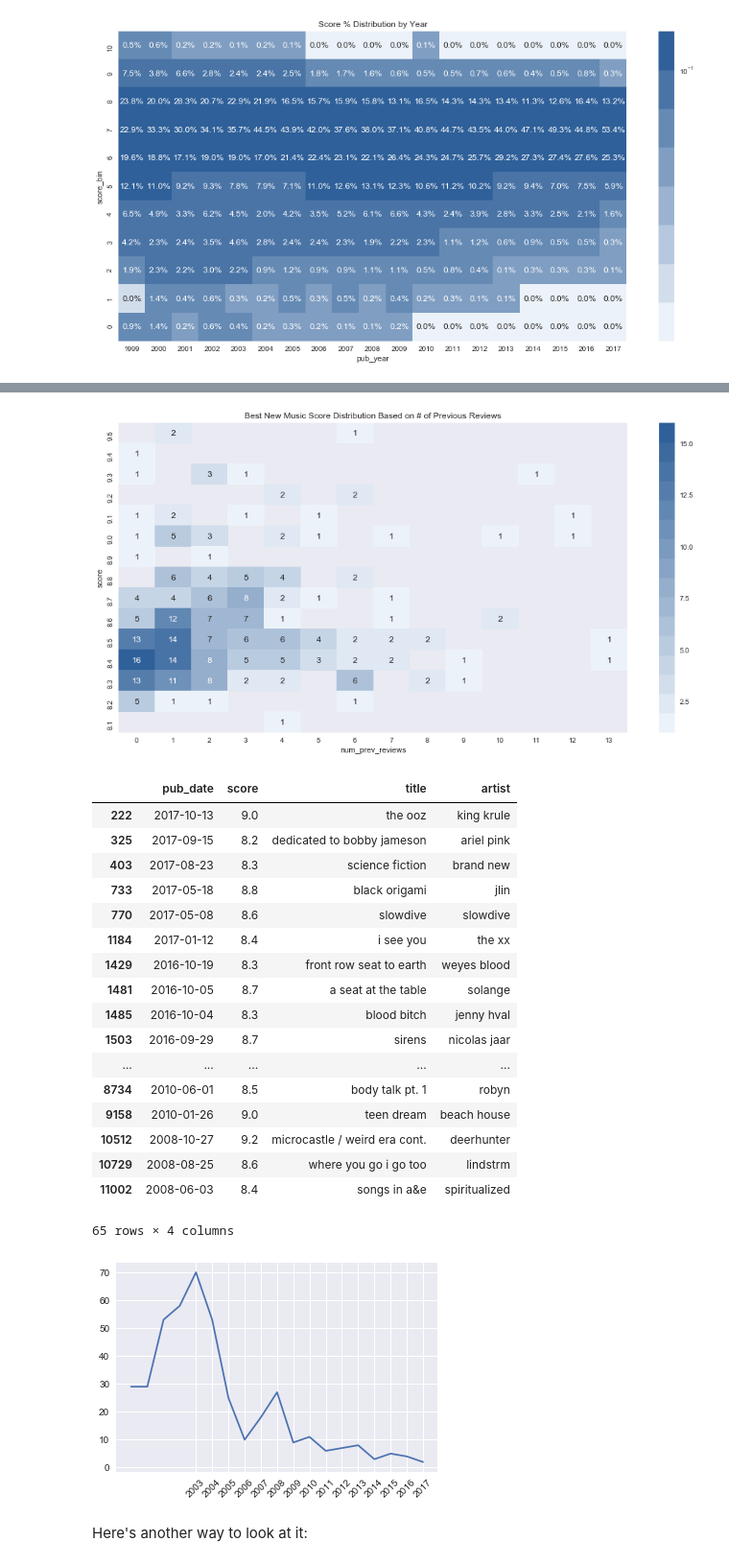
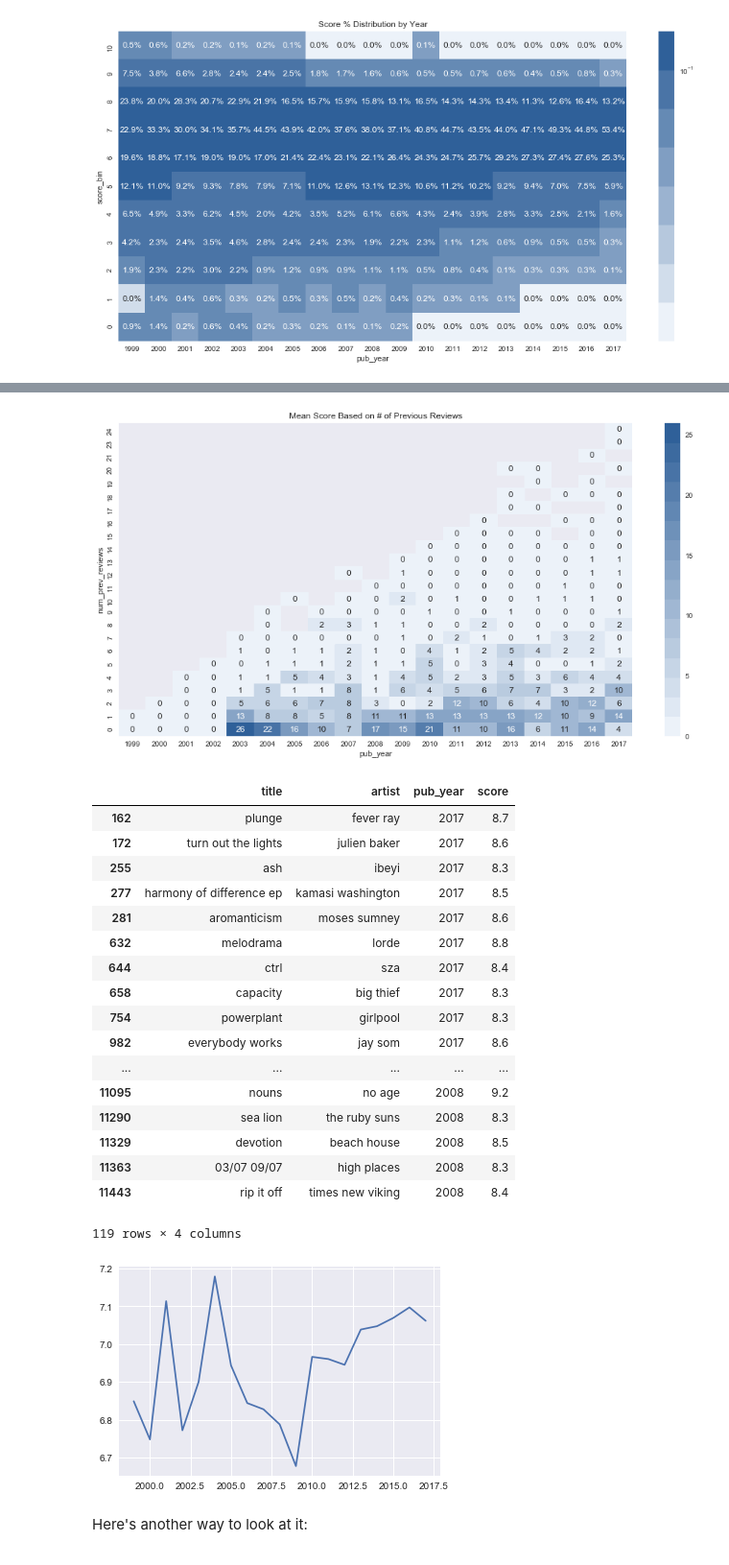
Before and after one commit to andrewjbashford/GalvanizeCapstone, a Jupyter notebook: EDA.ipynb, the cells around one changed output, grey strips where cells are left out. Shown at 96% size. Saved outputs shown, nothing was run; the diff lists cells and outputs as text; code cells hidden in the pictures.

```diff
--- a/EDA.ipynb
+++ b/EDA.ipynb
@@ -366,48 +389,47 @@ TypeError: scatter() takes at least 2 arguments (1 given)
 # %%
-filtered_df = df_new[(df_new['best_new_music'] == 1) & (df_new['pub_year'] > 2011)]
-temp_df = pd.DataFrame(filtered_df.groupby(['num_prev_reviews', 'score'])['reviewid'].count()).reset_index()
-heatmap_df = temp_df.pivot(index='score', columns='num_prev_reviews', values='reviewid')
+filtered_df = df_new
+temp_df = pd.DataFrame(filtered_df.groupby(['pub_year', 'num_prev_reviews'])['best_new_music'].sum()).reset_index()
+heatmap_df = temp_df.pivot(index='num_prev_reviews', columns='pub_year', values='best_new_music')
 
 plt.figure(figsize=(16,8))
-plt.title("Best New Music Score Distribution Based on # of Previous Reviews")
+plt.title("Mean Score Based on # of Previous Reviews")
 plt.xlabel('Year')
 plt.ylabel('Score')
 sns.heatmap(heatmap_df[::-1],
-#             annot=(heatmap_df[::-1]).round(3),
+            annot=(heatmap_df[::-1]).round(3),
 #             norm=LogNorm(vmin=0, vmax=1),
-#             fmt='.1%',
+            fmt='g',
             cmap=sns.light_palette((250, 80, 40), input='husl', n_colors=16)
            )
 plt.show()
 # %% [output]
-[figure, old version]
+[figure, new version]
 # %%
-df_new[(df_new['best_new_music'] == 1) & (df_new['pub_year'] > 2007)]
+df_new[(df_new['best_new_music'] == 1) & (df_new['num_prev_reviews'] == 1)& (df_new['pub_year'] > 2007)][['title', 'artist', 'pub_year', 'score']]
 # %% [output]
-|  | pub_date | score | title | artist |
-| 222 | 2017-10-13 | 9.0 | the ooz | king krule |
-| 325 | 2017-09-15 | 8.2 | dedicated to bobby jameson | ariel pink |
-| 403 | 2017-08-23 | 8.3 | science fiction | brand new |
-| 733 | 2017-05-18 | 8.8 | black origami | jlin |
-| 770 | 2017-05-08 | 8.6 | slowdive | slowdive |
-| 1184 | 2017-01-12 | 8.4 | i see you | the xx |
-| 1429 | 2016-10-19 | 8.3 | front row seat to earth | weyes blood |
-| 1481 | 2016-10-05 | 8.7 | a seat at the table | solange |
-| 1485 | 2016-10-04 | 8.3 | blood bitch | jenny hval |
-| 1503 | 2016-09-29 | 8.7 | sirens | nicolas jaar |
+|  | title | artist | pub_year | score |
+| 162 | plunge | fever ray | 2017 | 8.7 |
+| 172 | turn out the lights | julien baker | 2017 | 8.6 |
+| 255 | ash | ibeyi | 2017 | 8.3 |
+| 277 | harmony of difference ep | kamasi washington | 2017 | 8.5 |
+| 281 | aromanticism | moses sumney | 2017 | 8.6 |
+| 632 | melodrama | lorde | 2017 | 8.8 |
+| 644 | ctrl | sza | 2017 | 8.4 |
+| 658 | capacity | big thief | 2017 | 8.3 |
+| 754 | powerplant | girlpool | 2017 | 8.3 |
+| 982 | everybody works | jay som | 2017 | 8.6 |
 | ... | ... | ... | ... | ... |
-| 8734 | 2010-06-01 | 8.5 | body talk pt. 1 | robyn |
-| 9158 | 2010-01-26 | 9.0 | teen dream | beach house |
-| 10512 | 2008-10-27 | 9.2 | microcastle / weird era cont. | deerhunter |
-| 10729 | 2008-08-25 | 8.6 | where you go i go too | lindstrm |
-| 11002 | 2008-06-03 | 8.4 | songs in a&e | spiritualized |
+| 11095 | nouns | no age | 2008 | 9.2 |
+| 11290 | sea lion | the ruby suns | 2008 | 8.3 |
+| 11329 | devotion | beach house | 2008 | 8.5 |
+| 11363 | 03/07 09/07 | high places | 2008 | 8.3 |
+| 11443 | rip it off | times new viking | 2008 | 8.4 |
-65 rows × 4 columns
+119 rows × 4 columns
 # %%
-plt.plot(years, df_new[(df_new['score'] >= 8.5) & (df_new['num_prev_reviews'] == 0)].groupby('pub_year')['reviewid'].count())
-plt.xticks(range(2003,2018), rotation=45)
+plt.plot(years, df_new[(df_new['num_prev_reviews'] == 0)].groupby('pub_year')['score'].mean())
 plt.show()
 # %% [output]
-[figure, old version]
+[figure, new version]
 # %%
 # df_norm_col=(heatmap_df)/heatmap_df.sum()
 # temp_df = pd.DataFrame(df_new.groupby(['pub_year', 'score_bin'])['reviewid'].count()).reset_index()
```
Also changed, not shown: parts of 4 cells of this notebook.
